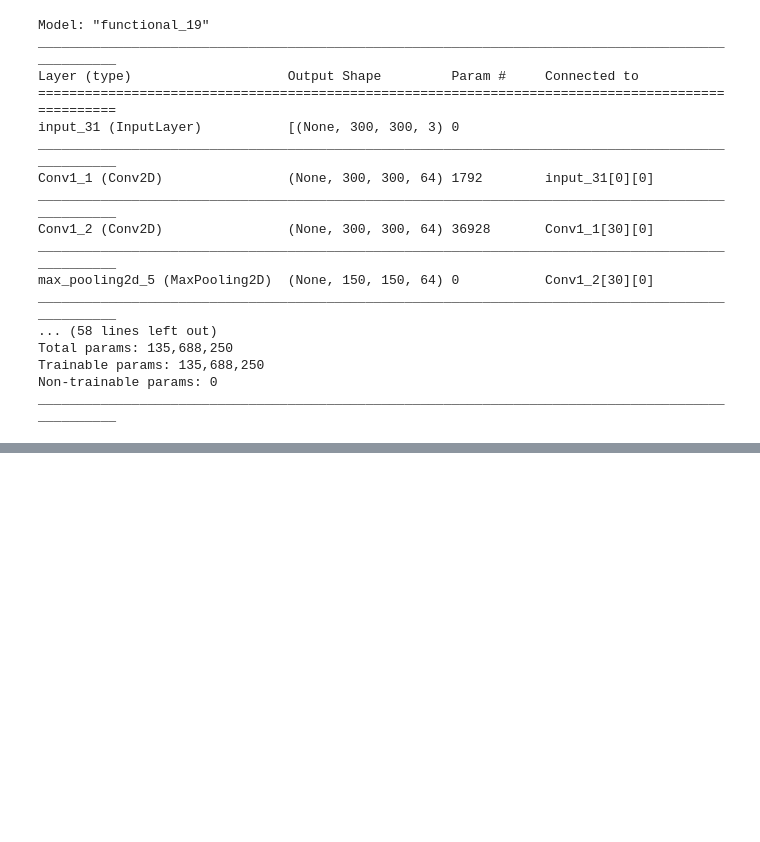
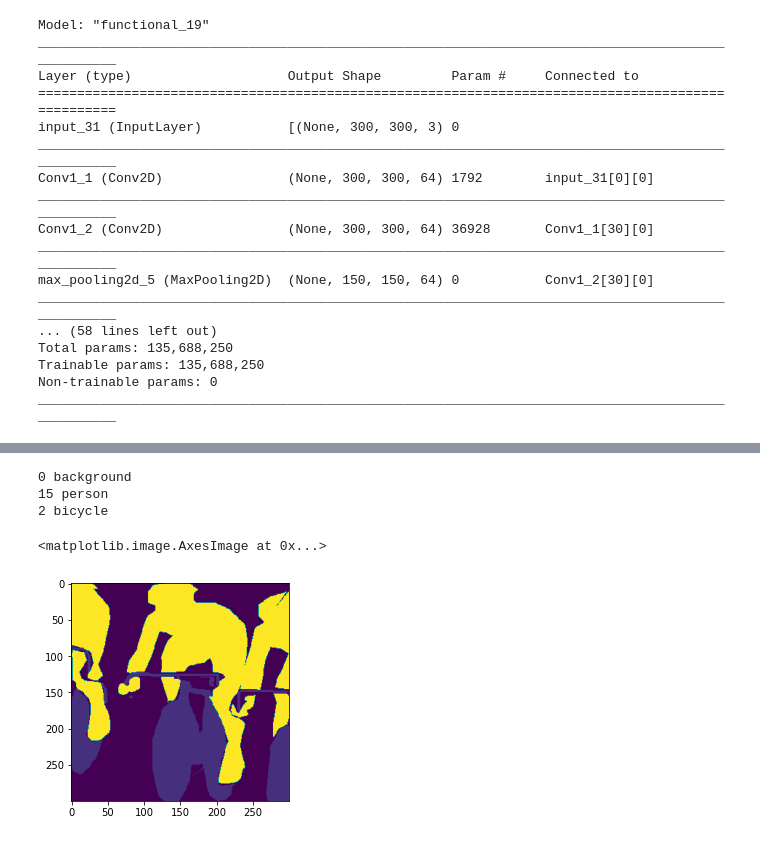
Before and after one commit to Apiquet/Segmentation, a Jupyter notebook: FCN8.ipynb, the cells around one changed output, grey strips where cells are left out. Drawn from its saved outputs; the diff is of its cells as text; code cells hidden in the pictures; blank space fills up the shorter version.

```diff
--- a/FCN8.ipynb
+++ b/FCN8.ipynb
@@ -116,0 +142,23 @@ ________________________________________________________________________________
+# %%
+def get_uniques(t):
+    t1d = tf.reshape(t, shape=(-1,))
+    # or tf.unique, if you don't need counts
+    uniques, idx, counts = tf.unique_with_counts(t1d)
+    return uniques, tf.reshape(idx, shape=tf.shape(t)), counts
+
+annotation = Image.open(segmentation_path + "2007_000129.png")
+annotation = np.array(annotation)
+annotation[annotation > 20] = 0
+annotation = cv2.resize(annotation, (width, height,), interpolation=cv2.INTER_NEAREST)
+uniques, _, _ = get_uniques(annotation)
+for el in uniques:
+    print(el.numpy(), labels_to_name[el.numpy()])
+# %% [output]
+0 background
+15 person
+2 bicycle
+# %%
+plt.imshow(annotation)
+# %% [output]
+<matplotlib.image.AxesImage at 0x...>
+[figure, added]
```
Also changed, not shown: parts of 5 cells of this notebook.
